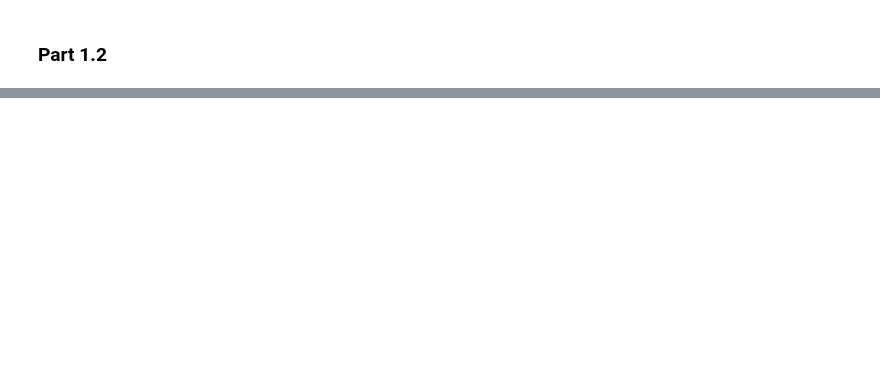
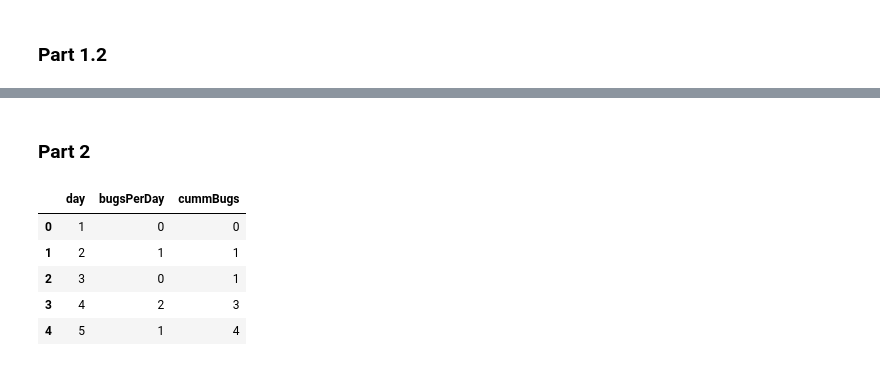
Before and after one commit to alex2304/advstat-labs, a Jupyter notebook: Lab08/lab08.ipynb, the cells around one changed output, grey strips where cells are left out. Cells and saved outputs as stored; diff of their text form; code cells hidden in the pictures; blank space fills up the shorter version.

Commit message:
+ lab8 part 2

```diff
--- a/Lab08/lab08.ipynb
+++ b/Lab08/lab08.ipynb
@@ -125,0 +128,11 @@ for y_i in target:
+# %% [markdown]
+### Part 2
+# %%
+ds2.head(5)
+# %% [output]
+|  | day | bugsPerDay | cummBugs |
+| 0 | 1 | 0 | 0 |
+| 1 | 2 | 1 | 1 |
+| 2 | 3 | 0 | 1 |
+| 3 | 4 | 2 | 3 |
+| 4 | 5 | 1 | 4 |
```
Also changed, not shown: parts of 15 cells of this notebook.
